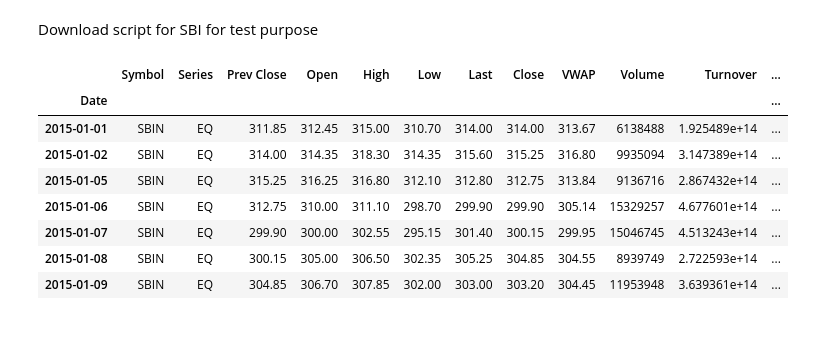
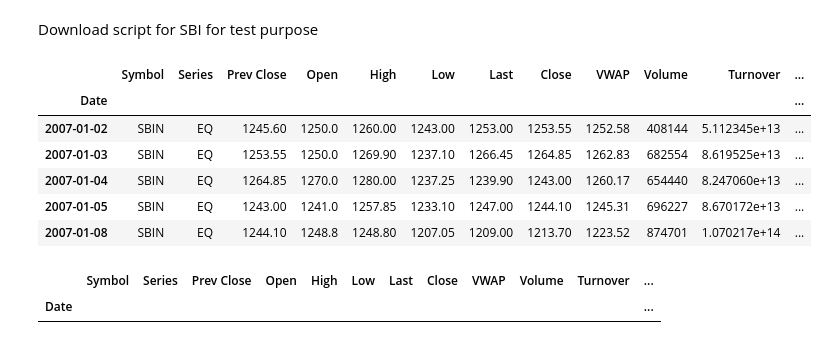
Before and after one commit to shubhamrohilla05/Nifty50-Data-Analysis, a Jupyter notebook: nifty_analysis.ipynb, the cells around one changed output. Saved outputs shown, nothing was run; the diff lists cells and outputs as text; code cells hidden in the pictures.

```diff
--- a/nifty_analysis.ipynb
+++ b/nifty_analysis.ipynb
@@ -5,16 +5,14 @@ from datetime import date
 Download script for SBI for test purpose
 # %%
 sbin = get_history(symbol='SBIN',
-                    start=date(2015,1,1),
-                    end=date(2015,1,10))
-sbin
+                    start=date(2007,1,1),
+                    end=date(2021,1,10))
+sbin.head(5)
 # %% [output]
 |  | Symbol | Series | Prev Close | Open | High | Low | Last | Close | VWAP | Volume | Turnover | ... |
 | Date |  |  |  |  |  |  |  |  |  |  |  | ... |
-| 2015-01-01 | SBIN | EQ | 311.85 | 312.45 | 315.00 | 310.70 | 314.00 | 314.00 | 313.67 | 6138488 | 1.925489e+14 | ... |
-| 2015-01-02 | SBIN | EQ | 314.00 | 314.35 | 318.30 | 314.35 | 315.60 | 315.25 | 316.80 | 9935094 | 3.147389e+14 | ... |
-| 2015-01-05 | SBIN | EQ | 315.25 | 316.25 | 316.80 | 312.10 | 312.80 | 312.75 | 313.84 | 9136716 | 2.867432e+14 | ... |
-| 2015-01-06 | SBIN | EQ | 312.75 | 310.00 | 311.10 | 298.70 | 299.90 | 299.90 | 305.14 | 15329257 | 4.677601e+14 | ... |
-| 2015-01-07 | SBIN | EQ | 299.90 | 300.00 | 302.55 | 295.15 | 301.40 | 300.15 | 299.95 | 15046745 | 4.513243e+14 | ... |
-| 2015-01-08 | SBIN | EQ | 300.15 | 305.00 | 306.50 | 302.35 | 305.25 | 304.85 | 304.55 | 8939749 | 2.722593e+14 | ... |
-| 2015-01-09 | SBIN | EQ | 304.85 | 306.70 | 307.85 | 302.00 | 303.00 | 303.20 | 304.45 | 11953948 | 3.639361e+14 | ... |
+| 2007-01-02 | SBIN | EQ | 1245.60 | 1250.0 | 1260.00 | 1243.00 | 1253.00 | 1253.55 | 1252.58 | 408144 | 5.112345e+13 | ... |
+| 2007-01-03 | SBIN | EQ | 1253.55 | 1250.0 | 1269.90 | 1237.10 | 1266.45 | 1264.85 | 1262.83 | 682554 | 8.619525e+13 | ... |
+| 2007-01-04 | SBIN | EQ | 1264.85 | 1270.0 | 1280.00 | 1237.25 | 1239.90 | 1243.00 | 1260.17 | 654440 | 8.247060e+13 | ... |
+| 2007-01-05 | SBIN | EQ | 1243.00 | 1241.0 | 1257.85 | 1233.10 | 1247.00 | 1244.10 | 1245.31 | 696227 | 8.670172e+13 | ... |
+| 2007-01-08 | SBIN | EQ | 1244.10 | 1248.8 | 1248.80 | 1207.05 | 1209.00 | 1213.70 | 1223.52 | 874701 | 1.070217e+14 | ... |
@@ -20,0 +23,6 @@ sbin
+# %%
+index = sbin[sbin.index.duplicated()]
+index
+# %% [output]
+|  | Symbol | Series | Prev Close | Open | High | Low | Last | Close | VWAP | Volume | Turnover | ... |
+| Date |  |  |  |  |  |  |  |  |  |  |  | ... |
```
Also changed, not shown: parts of 4 cells of this notebook.
